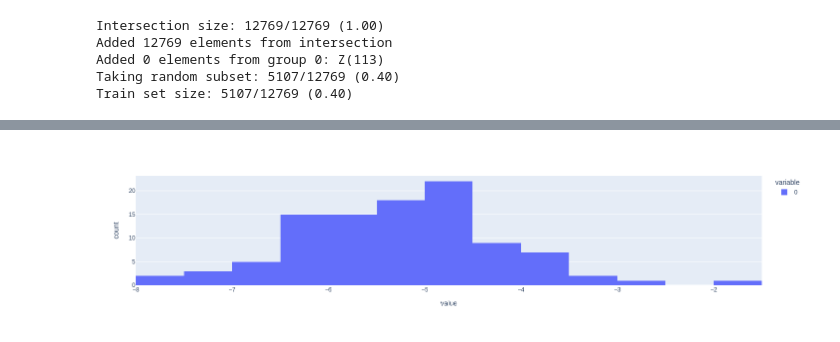
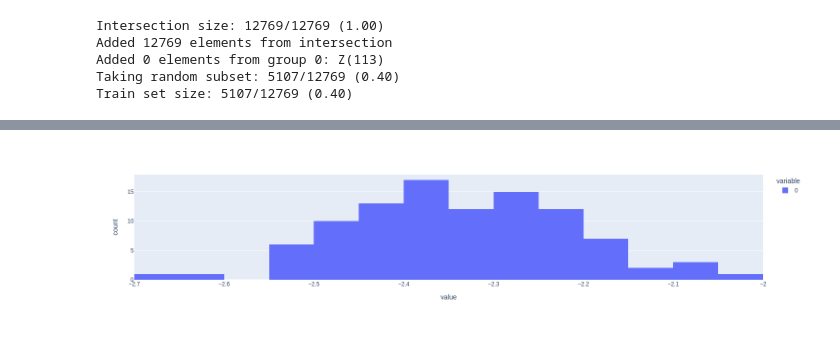
Before and after one commit to LouisYRYJ/Finite-groups, a Jupyter notebook: notebooks/absolute.ipynb, the cells around one changed output, grey strips where cells are left out. Drawn from its saved outputs; the diff is of its cells as text; code cells hidden in the pictures.

```diff
--- a/notebooks/absolute.ipynb
+++ b/notebooks/absolute.ipynb
@@ -28,10 +32,11 @@ import plotly.express as px
 # %%
 class Abs(nn.Module):
-    def __init__(self):
+    def __init__(self, scale):
         super().__init__()
+        self.scale = scale
 
     def forward(self, input: t.Tensor) -> t.Tensor:
-        return t.abs(input)
+        return t.abs(input) * self.scale
 
 class Square(nn.Module):
     def __init__(self):
@@ -43,7 +48,7 @@ class Square(nn.Module):
 #path = '/workspace/models/2024_08_09_02_36_30_S5_MLP3_corrected_inits'
 #path = '/workspace/wilson/Finite-groups/models/2024-08-09_17-22-34_B_5_'
 path = '/workspace/wilson/Finite-groups/models/2024-08-10_03-49-02_Z_113_'
-models, params = load_models(path, 113, sel='final')
+models, params = load_models(path)
 # %%
 model = models[0].to(device)
 # %%
@@ -62,7 +67,7 @@ px.histogram(loss_dict['G0_loss'].log().tolist())
 [interactive output not drawn]
 [figure]
 # %%
-model.activation = Abs()
+model.activation = Abs(scale=1.)
 # %%
 abs_loss_dict = test_loss(model, data)
 # %%
@@ -70,8 +75,8 @@ px.histogram(abs_loss_dict['G0_loss'].log().tolist())
 # %% [output]
 [figure]
 # %%
-model.activation = Square()
-sq_loss_dict = test_loss(model, data)
-px.histogram(sq_loss_dict['G0_loss'].log().tolist())
+model.activation = Abs(scale=0.5)
+abs2_loss_dict = test_loss(model, data)
+px.histogram(abs2_loss_dict['G0_loss'].log().tolist())
 # %% [output]
-[figure, old version]
+[figure, new version]
```
Also changed, not shown: parts of 3 cells of this notebook, 4 other files.
